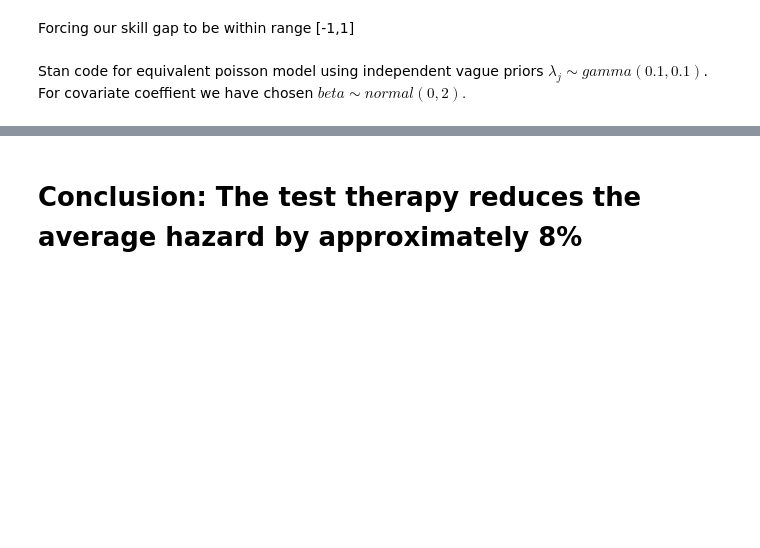
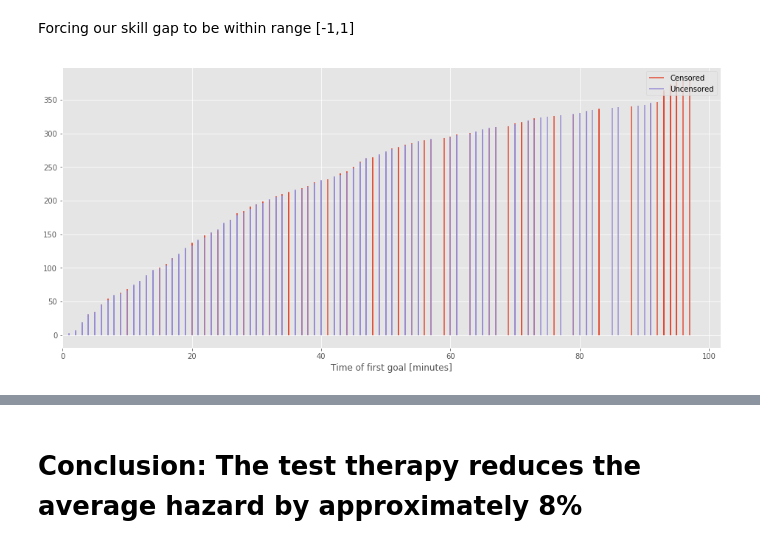
Before and after one commit to wambergo/MBML, a Jupyter notebook: MBML_nyeste.ipynb, the cells around one changed output, grey strips where cells are left out. Saved outputs shown, nothing was run; the diff lists cells and outputs as text; code cells hidden in the pictures; blank space fills up the shorter version.

```diff
--- a/MBML_nyeste.ipynb
+++ b/MBML_nyeste.ipynb
@@ -423,0 +449,2 @@ df['skill_gap'] = np.abs(df['home_win_prob'] - df['away_win_prob'])
+# %%
+df = df[380:];
@@ -423,0 +455,2 @@ df['skill_gap'] = np.abs(df['home_win_prob'] - df['away_win_prob'])
+# %%
+df = df[np.isnan(np.asarray(df['skill_gap'])) == False]
@@ -435,10 +475,10 @@ plt.scatter(df_nonead_sorted_sg['skill_gap'],df_nonead_sorted_sg['t'], s=10)
 # %% [markdown]
 Forcing our skill gap to be within range [-1,1]
 # %%
-scaler = preprocessing.StandardScaler()
-df.loc[:, 'skill_gap'] = scaler.fit_transform(np.asarray(df.loc[:, 'skill_gap']).reshape(-1, 1))
-df.dead = df.dead.astype(int)
-df.head()
+# scaler = preprocessing.StandardScaler()
+# df.loc[:, 'skill_gap'] = scaler.fit_transform(np.asarray(df.loc[:, 'skill_gap']).reshape(-1, 1))
+# df.dead = df.dead.astype(int)
+# df.head()
 # %%
 n_patients = df.shape[0]
 patients = np.arange(n_patients)
@@ -540,3 +484,0 @@ death_dat3['base_id']
-# %% [markdown]
-Stan code for equivalent poisson model using independent vague priors $\lambda_j \sim gamma(0.1,0.1)$.
-For covariate coeffient we have chosen $beta \sim normal(0,2).$
@@ -596,0 +485,16 @@ fit = sm.sampling(data=death_dat3, algorithm="HMC", seed=10, iter=500, chains=4,
+# %%
+df_sort = df.sort_values(by=['t1'])
+# %%
+import seaborn as sns
+fig, ax = plt.subplots(figsize=(16, 7))
+blue, _, red = sns.color_palette()[:3]
+ax.vlines(df_sort[df_sort.dead1.values == 0].t1, 0,  patients[df_sort.dead1.values == 0] ,
+          color=blue, label='Censored');
+ax.vlines(df_sort[df_sort.dead1.values == 1].t1 ,0, patients[df_sort.dead1.values == 1],
+          color=red, label='Uncensored');
+
+ax.set_xlim(left=0);
+ax.set_xlabel('Time of first goal [minutes]');
+ax.legend(loc='upper right');
+# %% [output]
+[figure, added]
```
Also changed, not shown: parts of 171 cells of this notebook, 1 other file.
